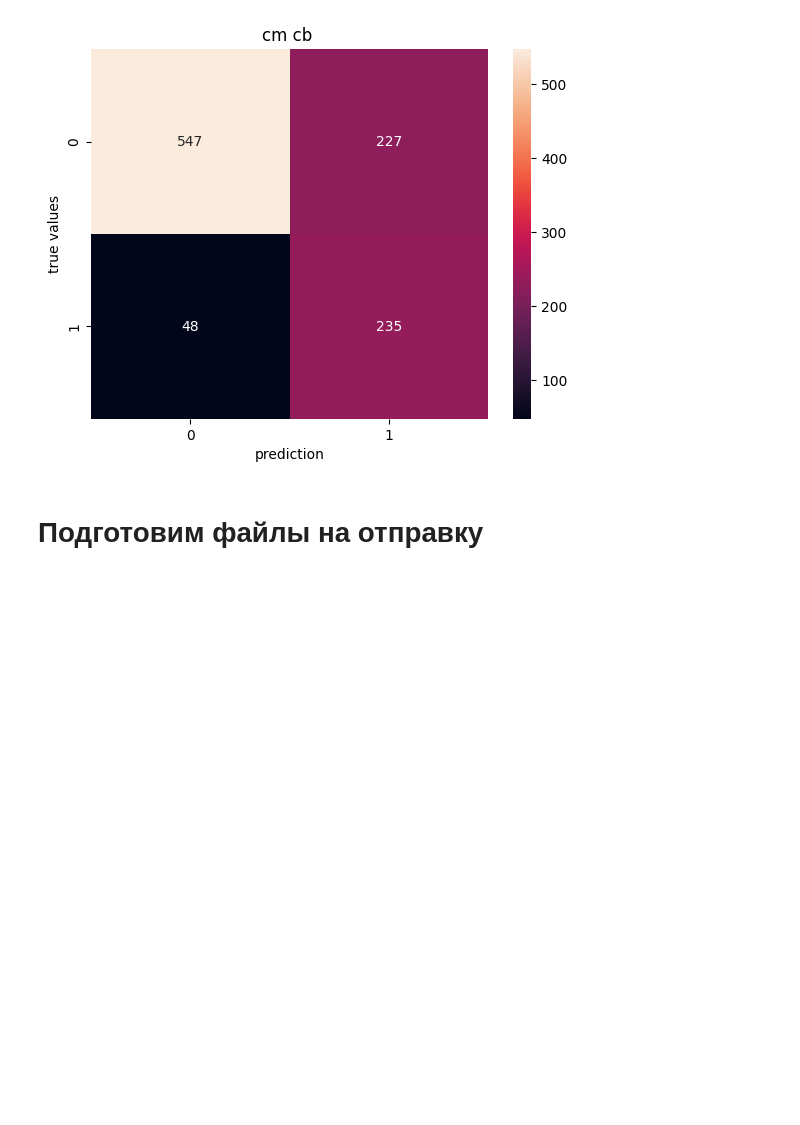
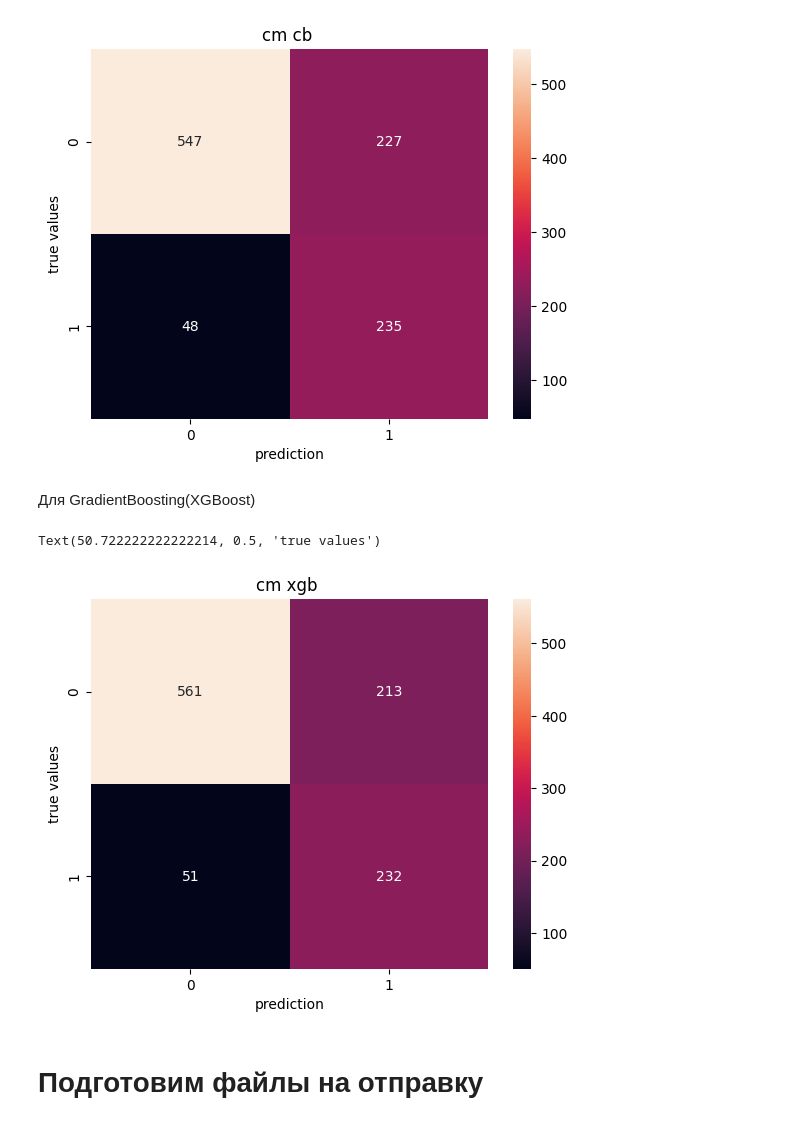
Before and after one commit to Chillibumbik/ML_study, a Jupyter notebook: first_practical_task/classif.ipynb, the cells around one changed output. Saved outputs shown, nothing was run; the diff lists cells and outputs as text; code cells hidden in the pictures; blank space fills up the shorter version.

Commit message:
добавил xgboost

```diff
--- a/first_practical_task/classif.ipynb
+++ b/first_practical_task/classif.ipynb
@@ -436,0 +439,9 @@ roc_auc_score(test_y, cb_model.predict(test_x_cb))
+# %%
+import xgboost as xgb
+
+dtrain = xgb.DMatrix(data=train_x, label=train_y)
+dtest = xgb.DMatrix(data=test_x, label=test_y)
+
+params = {'max_depth': 3, 'eta': 0.41, 'objective': 'binary:logistic', 'eval_metric':'auc'}
+
+xgb_model = xgb.train(params=params, dtrain=dtrain, evals=[(dtrain, 'dtrain'),(dtest, 'dtest')])
@@ -469,6 +505,24 @@ plt.ylabel('true values')
 # %% [output]
 Text(50.722222222222214, 0.5, 'true values')
 [figure]
+# %% [markdown]
+Для GradientBoosting(XGBoost)
+# %%
+from sklearn.metrics import roc_curve
+import numpy as np
+
+fpr, tpr, thresholds = roc_curve(test_y, xgb_model.predict(dtest))
+diff = tpr - fpr
+best_thresh_roc = thresholds[np.argmax(diff)]
+
+cm_xgb = confusion_matrix(test_y, (xgb_model.predict(dtest)>best_thresh_roc).astype(int))
+sns.heatmap(cm_xgb, annot=True, fmt='d')
+plt.title("cm xgb ")
+plt.xlabel('prediction')
+plt.ylabel('true values')
+# %% [output]
+Text(50.722222222222214, 0.5, 'true values')
+[figure, added]
 # %% [markdown]
 # Подготовим файлы на отправку
 # %% [markdown]
```
Also changed, not shown: parts of 9 cells of this notebook, 1 other file.
